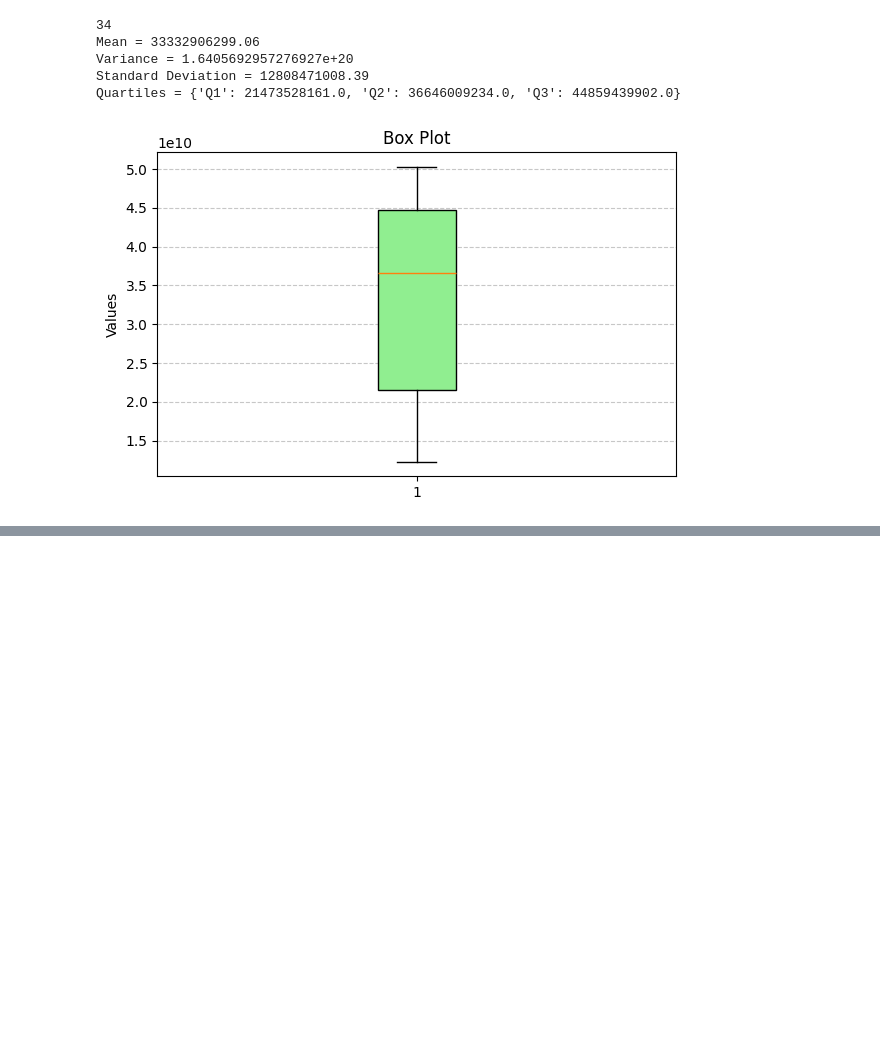
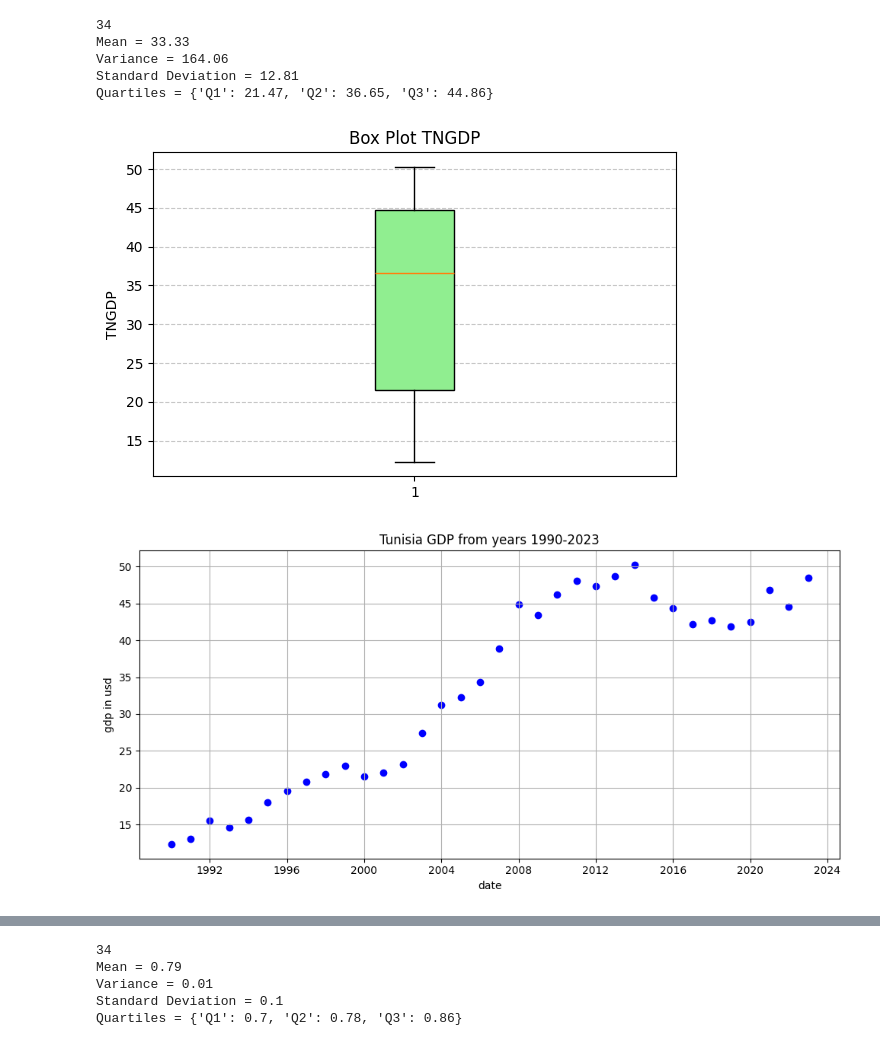
Before and after one commit to Maryem-Harmessi/BonusExercise, a Jupyter notebook: Data/TUNISIA/Tunisia-analytics.ipynb, the cells around one changed output, grey strips where cells are left out. Saved outputs shown, nothing was run; the diff lists cells and outputs as text; code cells hidden in the pictures; blank space fills up the shorter version.

Commit message:
finished calculations for tunisia

```diff
--- a/Data/TUNISIA/Tunisia-analytics.ipynb
+++ b/Data/TUNISIA/Tunisia-analytics.ipynb
@@ -17,9 +17,9 @@ import openpyxl
 #Tunisia GDP
 tn_gdp = pd.read_csv("GDP-TUN-Annual.csv")
 tn_gdp.columns = ["date", "gdp_usd"]
-# Convert 'date' to datetime format
+
 tn_gdp["date"] = pd.to_datetime(tn_gdp["date"])
-tn_gdp["gdp_usd"] = tn_gdp["gdp_usd"].round(0)
+tn_gdp['gdp_usd'] = tn_gdp['gdp_usd'] / 1e9
 
 #Tunisia Minimum Wage
 tn_wage=pd.read_excel("MinWage-TN-Annual.xlsx")
@@ -100,7 +130,7 @@ variance_TNGDP = calculations.variance(tn_gdp.gdp_usd)
 standarddeviation_TNGDP = calculations.standardDeviation(tn_gdp.gdp_usd)
 quartiles_TNGDP = calculations.quartiles(tn_gdp.gdp_usd)
 
-#print(annual_avg)
+
 print(len(tn_gdp.gdp_usd))
 print(f"Mean = {round(Mean_TNGDP, 2)}")
 print(f"Variance = {round(variance_TNGDP,2)}")
@@ -108,11 +138,14 @@ print(f"Standard Deviation = {round(standarddeviation_TNGDP, 2)}")
 print(f"Quartiles = {quartiles_TNGDP}")
 # %% [output]
 34
-Mean = 33332906299.06
-Variance = 1.6405692957276927e+20
-Standard Deviation = 12808471008.39
-Quartiles = {'Q1': 21473528161.0, 'Q2': 36646009234.0, 'Q3': 44859439902.0}
+Mean = 33.33
+Variance = 164.06
+Standard Deviation = 12.81
+Quartiles = {'Q1': 21.47, 'Q2': 36.65, 'Q3': 44.86}
 # %%
-lot_boxplot_TNGDP = plotting.plot_boxplot(tn_gdp.gdp_usd, title="Box Plot", ylabel="Values", showfliers=True, color="lightgreen")
+lot_boxplot_TNGDP = plotting.plot_boxplot(tn_gdp.gdp_usd, title="Box Plot TNGDP", ylabel="TNGDP", showfliers=True, color="lightgreen")
+linearPlot= plotting.plot_series(tn_gdp.date, tn_gdp.gdp_usd, "Tunisia GDP from years 1990-2023", "date", "gdp in usd", color="blue", label=None, grid=True)
+plot_skewness_TNGDP = plotting.plot_skewness(tn_gdp.gdp_usd, title="Skewness Plot GDP", color="skyblue", bins=30)
 # %% [output]
-[figure, old version]
+[figure, new version]
+[figure, added]
@@ -119,12 +153,18 @@ lot_boxplot_TNGDP = plotting.plot_boxplot(tn_gdp.gdp_usd, title="Box Plot", ylab
 # %%
-Mean_TNWAge = calculations.arithmeticMean(tn_gdp.gdp_usd)
-variance_TNGDP = calculations.variance(tn_gdp.gdp_usd)
-standarddeviation_TNGDP = calculations.standardDeviation(tn_gdp.gdp_usd)
-quartiles_TNGDP = calculations.quartiles(tn_gdp.gdp_usd)
+Mean_TNWAge = calculations.arithmeticMean(tn_wage_usd.Wage_USD)
+variance_TNWAge = calculations.variance(tn_wage_usd.Wage_USD)
+standarddeviation_TNWAge = calculations.standardDeviation(tn_wage_usd.Wage_USD)
+quartiles_TNWAge = calculations.quartiles(tn_wage_usd.Wage_USD)
 
-#print(annual_avg)
-print(len(tn_gdp.gdp_usd))
-print(f"Mean = {round(Mean_TNGDP, 2)}")
-print(f"Variance = {round(variance_TNGDP,2)}")
-print(f"Standard Deviation = {round(standarddeviation_TNGDP, 2)}")
-print(f"Quartiles = {quartiles_TNGDP}")
+
+print(len(tn_wage_usd))
+print(f"Mean = {round(Mean_TNWAge, 2)}")
+print(f"Variance = {round(variance_TNWAge,2)}")
+print(f"Standard Deviation = {round(standarddeviation_TNWAge, 2)}")
+print(f"Quartiles = {quartiles_TNWAge}")
+# %% [output]
+34
+Mean = 0.79
+Variance = 0.01
+Standard Deviation = 0.1
+Quartiles = {'Q1': 0.7, 'Q2': 0.78, 'Q3': 0.86}
```
Also changed, not shown: parts of 9 cells of this notebook, 3 other files.
